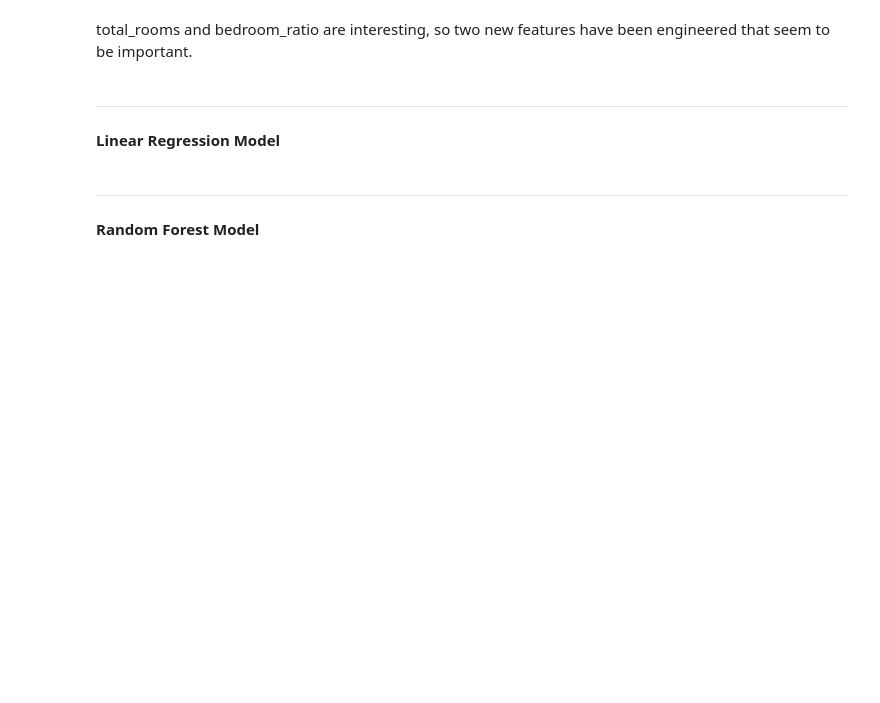
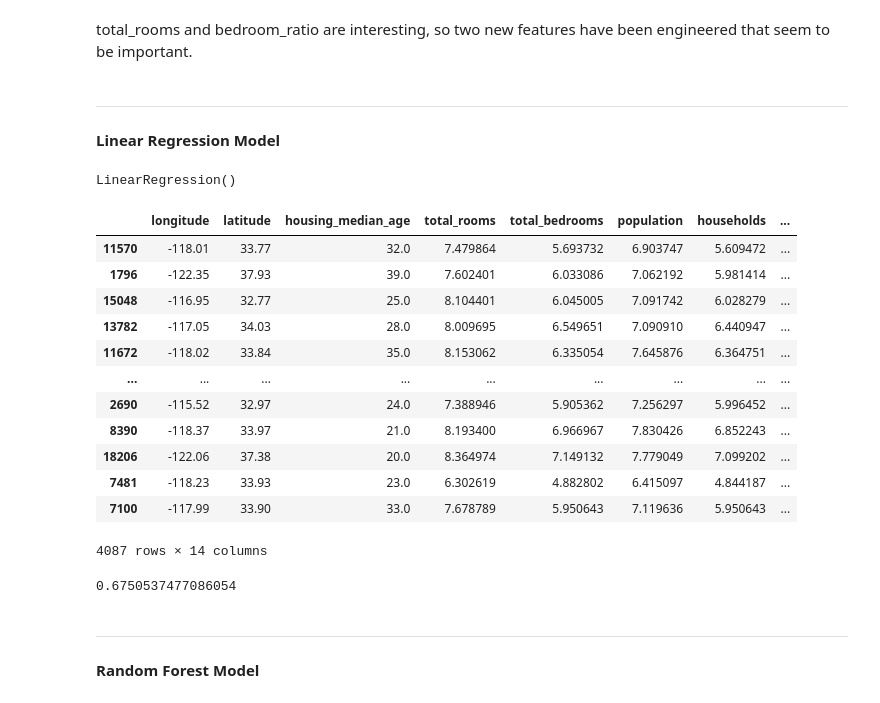
Before and after one commit to Jorwin-dev/linear-regression-py, a Jupyter notebook: house-price-prediction-linreg-py.ipynb, the cells around one changed output. Saved outputs shown, nothing was run; the diff lists cells and outputs as text; code cells hidden in the pictures; blank space fills up the shorter version.

Commit message:
Linear Regression Model

```diff
--- a/house-price-prediction-linreg-py.ipynb
+++ b/house-price-prediction-linreg-py.ipynb
@@ -253,6 +253,50 @@ total_rooms and bedroom_ratio are interesting, so two new features have been eng
 ---
 # %% [markdown]
 **Linear Regression Model**
+# %%
+from sklearn.linear_model import LinearRegression
+
+X_train, y_train = train_data.drop(['median_house_value'], axis=1), train_data['median_house_value']
+
+reg = LinearRegression()
+
+reg.fit(X_train, y_train)
+# %% [output]
+LinearRegression()
+# %%
+test_data = X_test.join(y_test)
+
+test_data['total_rooms'] = np.log(test_data['total_rooms'] + 1)
+test_data['total_bedrooms'] = np.log(test_data['total_bedrooms'] + 1)
+test_data['population'] = np.log(test_data['population'] + 1)
+test_data['households'] = np.log(test_data['households'] + 1)
+
+test_data = test_data.join(pd.get_dummies(test_data.ocean_proximity, dtype=int)).drop(['ocean_proximity'], axis=1)
+
+test_data['bedroom_ratio'] = test_data['total_bedrooms'] / test_data['total_rooms']
+test_data['household_rooms'] = test_data['total_rooms'] / test_data['households']
+# %%
+X_test, y_test = test_data.drop(['median_house_value'], axis=1), test_data['median_house_value']
+# %%
+X_test
+# %% [output]
+|  | longitude | latitude | housing_median_age | total_rooms | total_bedrooms | population | households | ... |
+| 11570 | -118.01 | 33.77 | 32.0 | 7.479864 | 5.693732 | 6.903747 | 5.609472 | ... |
+| 1796 | -122.35 | 37.93 | 39.0 | 7.602401 | 6.033086 | 7.062192 | 5.981414 | ... |
+| 15048 | -116.95 | 32.77 | 25.0 | 8.104401 | 6.045005 | 7.091742 | 6.028279 | ... |
+| 13782 | -117.05 | 34.03 | 28.0 | 8.009695 | 6.549651 | 7.090910 | 6.440947 | ... |
+| 11672 | -118.02 | 33.84 | 35.0 | 8.153062 | 6.335054 | 7.645876 | 6.364751 | ... |
+| ... | ... | ... | ... | ... | ... | ... | ... | ... |
+| 2690 | -115.52 | 32.97 | 24.0 | 7.388946 | 5.905362 | 7.256297 | 5.996452 | ... |
+| 8390 | -118.37 | 33.97 | 21.0 | 8.193400 | 6.966967 | 7.830426 | 6.852243 | ... |
+| 18206 | -122.06 | 37.38 | 20.0 | 8.364974 | 7.149132 | 7.779049 | 7.099202 | ... |
+| 7481 | -118.23 | 33.93 | 23.0 | 6.302619 | 4.882802 | 6.415097 | 4.844187 | ... |
+| 7100 | -117.99 | 33.90 | 33.0 | 7.678789 | 5.950643 | 7.119636 | 5.950643 | ... |
+4087 rows × 14 columns
+# %%
+reg.score(X_test, y_test)
+# %% [output]
+0.6750537477086054
 # %% [markdown]
 ---
 # %% [markdown]
```
